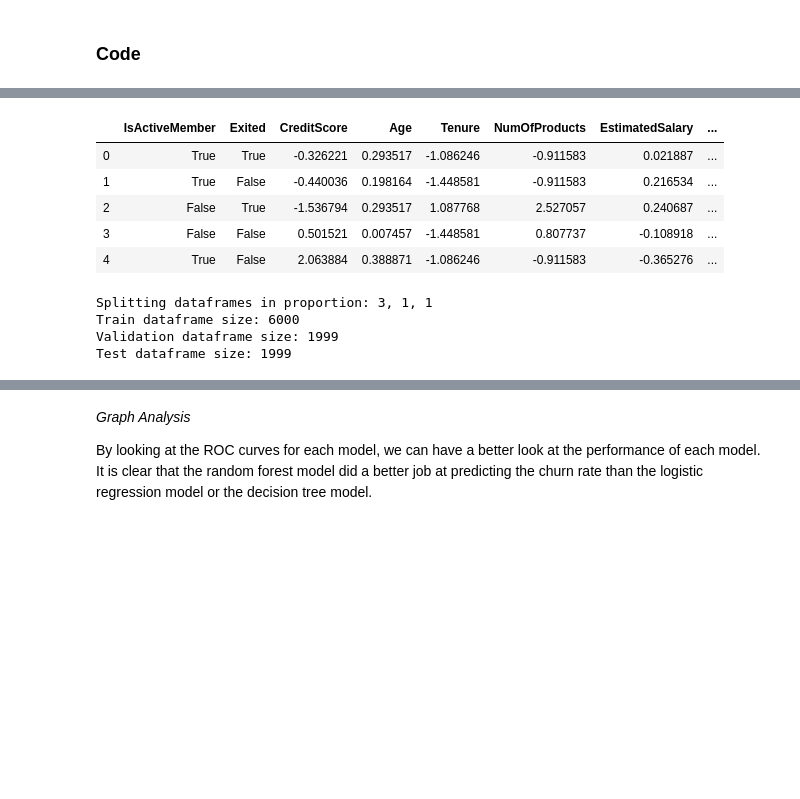
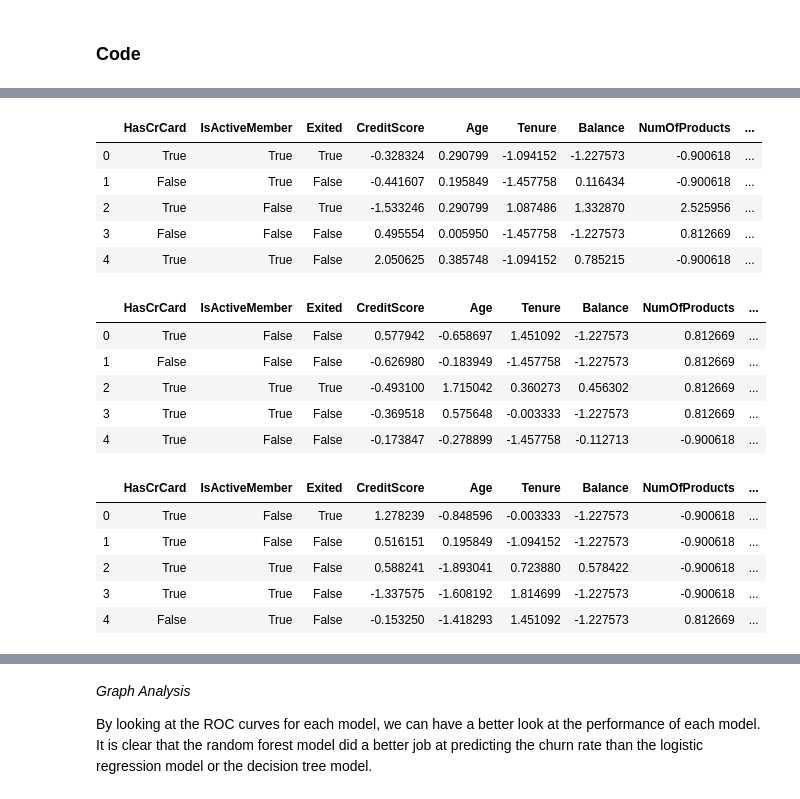
Before and after one commit to lucasmouragomes/portfolio, a Jupyter notebook: churn_predictions/sprint8_project.ipynb, the cells around one changed output, grey strips where cells are left out. Drawn from its saved outputs; the diff is of its cells as text; code cells hidden in the pictures; blank space fills up the shorter version.

```diff
--- a/churn_predictions/sprint8_project_v1.ipynb
+++ b/churn_predictions/sprint8_project.ipynb
@@ -142,7 +161,7 @@ print('Empty Tenure values have been filled in with 5, which is both the median
 Percentage of missing values in Tenure column: 9.09%
 Empty Tenure values have been filled in with 5, which is both the median and the mean.
 # %%
-eda_df = df
+eda_df = df.copy()
 # %% [markdown]
 ### Results
 # %% [markdown]
@@ -287,5 +303,19 @@ Our objective is to produce a model that can predict churns in Beta bank based o
 # %% [markdown]
 ### Code
 # %%
-drop_cols = ['CustomerId', 'Surname', 'RowNumber', 'HasCrCard', 'Balance']
+drop_cols = ['CustomerId', 'Surname', 'RowNumber']
 df = eda_df.drop(drop_cols, axis=1)
+# %%
+def split_df(df, train=3, valid=1, test=1):
+    split_size = int(df.shape[0]/(train+valid+test))
+    train_df = df[0 : train*split_size].reset_index(drop=True)
+    valid_df = df[train*split_size+1 : (train+valid)*split_size].reset_index(drop=True)
+    test_df = df[(train+valid)*split_size+1 : df.shape[0]].reset_index(drop=True)
+    return train_df, valid_df, test_df
+
+train_df, valid_df, test_df = split_df(df)
+
+print('Splitting dataframes in proportion: 3, 1, 1')
+print('Train dataframe size:', train_df.shape[0])
+print('Validation dataframe size:', valid_df.shape[0])
+print('Test dataframe size:', test_df.shape[0])
@@ -355,31 +403,30 @@ def feat_prep_ohe_scaler(indf, ohe_encoder=None, std_scaler=None):
-# %%
-ohe_df, ohe_encoder, std_scaler = feat_prep_ohe_scaler(df)
-
-display(ohe_df.head())
-# %% [output]
-|  | IsActiveMember | Exited | CreditScore | Age | Tenure | NumOfProducts | EstimatedSalary | ... |
-| 0 | True | True | -0.326221 | 0.293517 | -1.086246 | -0.911583 | 0.021887 | ... |
-| 1 | True | False | -0.440036 | 0.198164 | -1.448581 | -0.911583 | 0.216534 | ... |
-| 2 | False | True | -1.536794 | 0.293517 | 1.087768 | 2.527057 | 0.240687 | ... |
-| 3 | False | False | 0.501521 | 0.007457 | -1.448581 | 0.807737 | -0.108918 | ... |
-| 4 | True | False | 2.063884 | 0.388871 | -1.086246 | -0.911583 | -0.365276 | ... |
-# %%
-def split_df(df, train=3, valid=1, test=1):
-    split_size = int(df.shape[0]/(train+valid+test))
-    train_df = df[0 : train*split_size].reset_index(drop=True)
-    valid_df = df[train*split_size+1 : (train+valid)*split_size].reset_index(drop=True)
-    test_df = df[(train+valid)*split_size+1 : df.shape[0]].reset_index(drop=True)
-    return train_df, valid_df, test_df
-
-train_df, valid_df, test_df = split_df(ohe_df)
-
-print('Splitting dataframes in proportion: 3, 1, 1')
-print('Train dataframe size:', train_df.shape[0])
-print('Validation dataframe size:', valid_df.shape[0])
-print('Test dataframe size:', test_df.shape[0])
-# %% [output]
-Splitting dataframes in proportion: 3, 1, 1
-Train dataframe size: 6000
-Validation dataframe size: 1999
-Test dataframe size: 1999
+# %%
+ohe_encoder, std_scaler = train_ohe_scaler(train_df)
+
+train_df = encode_scale(train_df, ohe_encoder, std_scaler)
+test_df = encode_scale(test_df, ohe_encoder, std_scaler)
+valid_df = encode_scale(valid_df, ohe_encoder, std_scaler)
+
+display(train_df.head())
+display(test_df.head())
+display(valid_df.head())
+# %% [output]
+|  | HasCrCard | IsActiveMember | Exited | CreditScore | Age | Tenure | Balance | NumOfProducts | ... |
+| 0 | True | True | True | -0.328324 | 0.290799 | -1.094152 | -1.227573 | -0.900618 | ... |
+| 1 | False | True | False | -0.441607 | 0.195849 | -1.457758 | 0.116434 | -0.900618 | ... |
+| 2 | True | False | True | -1.533246 | 0.290799 | 1.087486 | 1.332870 | 2.525956 | ... |
+| 3 | False | False | False | 0.495554 | 0.005950 | -1.457758 | -1.227573 | 0.812669 | ... |
+| 4 | True | True | False | 2.050625 | 0.385748 | -1.094152 | 0.785215 | -0.900618 | ... |
+|  | HasCrCard | IsActiveMember | Exited | CreditScore | Age | Tenure | Balance | NumOfProducts | ... |
+| 0 | True | False | False | 0.577942 | -0.658697 | 1.451092 | -1.227573 | 0.812669 | ... |
+| 1 | False | False | False | -0.626980 | -0.183949 | -1.457758 | -1.227573 | 0.812669 | ... |
+| 2 | True | True | True | -0.493100 | 1.715042 | 0.360273 | 0.456302 | 0.812669 | ... |
+| 3 | True | True | False | -0.369518 | 0.575648 | -0.003333 | -1.227573 | 0.812669 | ... |
+| 4 | True | False | False | -0.173847 | -0.278899 | -1.457758 | -0.112713 | -0.900618 | ... |
+|  | HasCrCard | IsActiveMember | Exited | CreditScore | Age | Tenure | Balance | NumOfProducts | ... |
+| 0 | True | False | True | 1.278239 | -0.848596 | -0.003333 | -1.227573 | -0.900618 | ... |
+| 1 | True | False | False | 0.516151 | 0.195849 | -1.094152 | -1.227573 | -0.900618 | ... |
+| 2 | True | True | False | 0.588241 | -1.893041 | 0.723880 | 0.578422 | -0.900618 | ... |
+| 3 | True | True | False | -1.337575 | -1.608192 | 1.814699 | -1.227573 | -0.900618 | ... |
+| 4 | False | True | False | -0.153250 | -1.418293 | 1.451092 | -1.227573 | 0.812669 | ... |
 # %%
```
Also changed, not shown: parts of 16 cells of this notebook.
